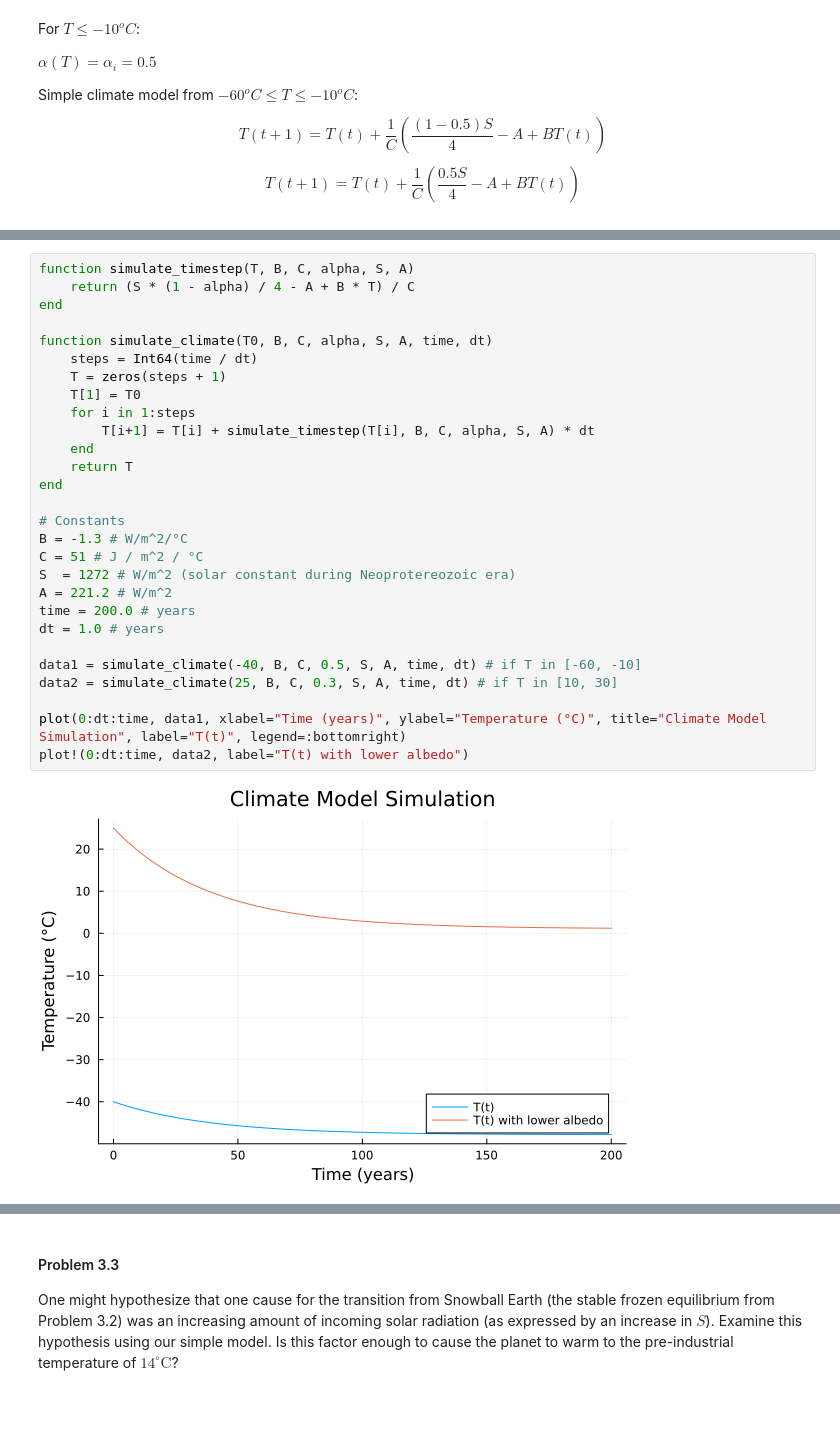
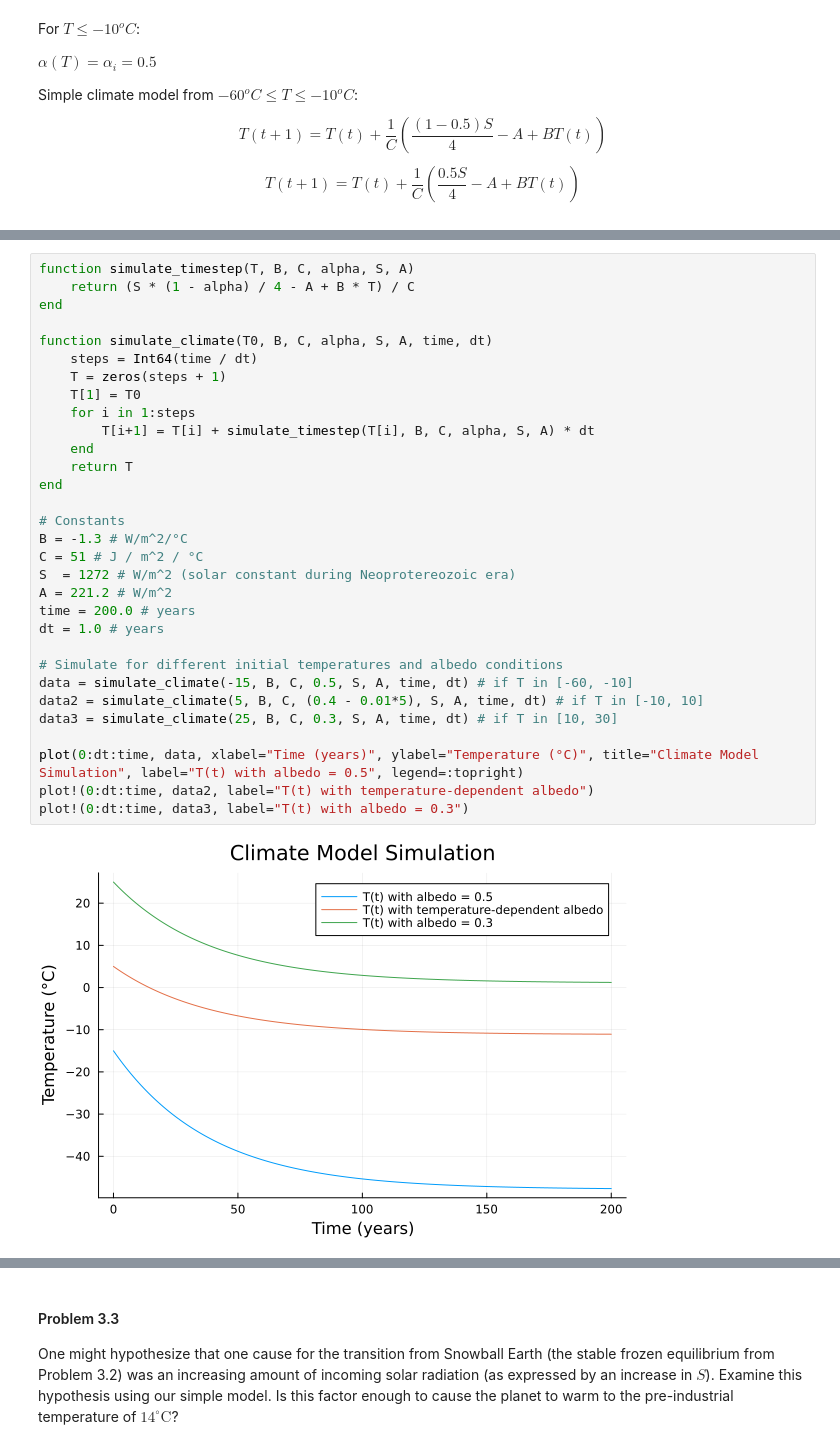
Before and after one commit to BEE4750-FA25/hw2-etw, a Jupyter notebook: hw02.ipynb, the cells around one changed output, grey strips where cells are left out. Cells and saved outputs as stored; diff of their text form; blank space fills up the shorter version.

```diff
--- a/hw02.ipynb
+++ b/hw02.ipynb
@@ -204,30 +236,33 @@ T(t + 1) = T(t) + \frac{1}{C}({\frac{0.5S}{4}} - A + BT(t))$$</span>
 # %%
 function simulate_timestep(T, B, C, alpha, S, A)
     return (S * (1 - alpha) / 4 - A + B * T) / C
 end
 
 function simulate_climate(T0, B, C, alpha, S, A, time, dt)
     steps = Int64(time / dt)
     T = zeros(steps + 1)
     T[1] = T0
     for i in 1:steps
         T[i+1] = T[i] + simulate_timestep(T[i], B, C, alpha, S, A) * dt
     end
     return T
 end
 
 # Constants
 B = -1.3 # W/m^2/°C
 C = 51 # J / m^2 / °C
 S  = 1272 # W/m^2 (solar constant during Neoprotereozoic era)
 A = 221.2 # W/m^2
 time = 200.0 # years
 dt = 1.0 # years
 
-data1 = simulate_climate(-40, B, C, 0.5, S, A, time, dt) # if T in [-60, -10]
-data2 = simulate_climate(25, B, C, 0.3, S, A, time, dt) # if T in [10, 30]
+# Simulate for different initial temperatures and albedo conditions
+data = simulate_climate(-15, B, C, 0.5, S, A, time, dt) # if T in [-60, -10]
+data2 = simulate_climate(5, B, C, (0.4 - 0.01*5), S, A, time, dt) # if T in [-10, 10]
+data3 = simulate_climate(25, B, C, 0.3, S, A, time, dt) # if T in [10, 30]
 
-plot(0:dt:time, data1, xlabel="Time (years)", ylabel="Temperature (°C)", title="Climate Model Simulation", label="T(t)", legend=:bottomright)
-plot!(0:dt:time, data2, label="T(t) with lower albedo")
+plot(0:dt:time, data, xlabel="Time (years)", ylabel="Temperature (°C)", title="Climate Model Simulation", label="T(t) with albedo = 0.5", legend=:topright)
+plot!(0:dt:time, data2, label="T(t) with temperature-dependent albedo")
+plot!(0:dt:time, data3, label="T(t) with albedo = 0.3")
 # %% [output]
-[figure, old version]
+[figure, new version]
```
Also changed, not shown: parts of 5 cells of this notebook.
